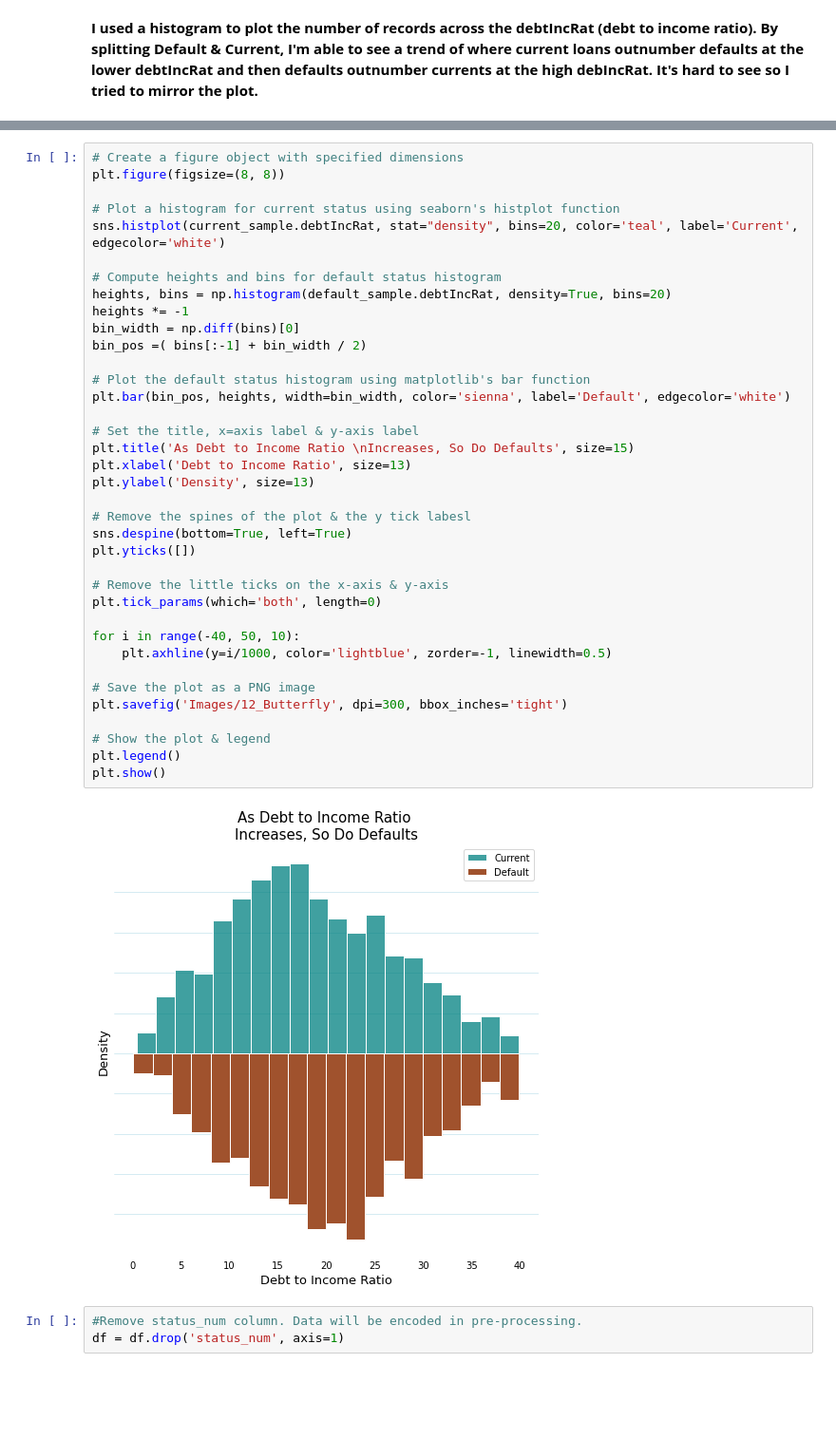
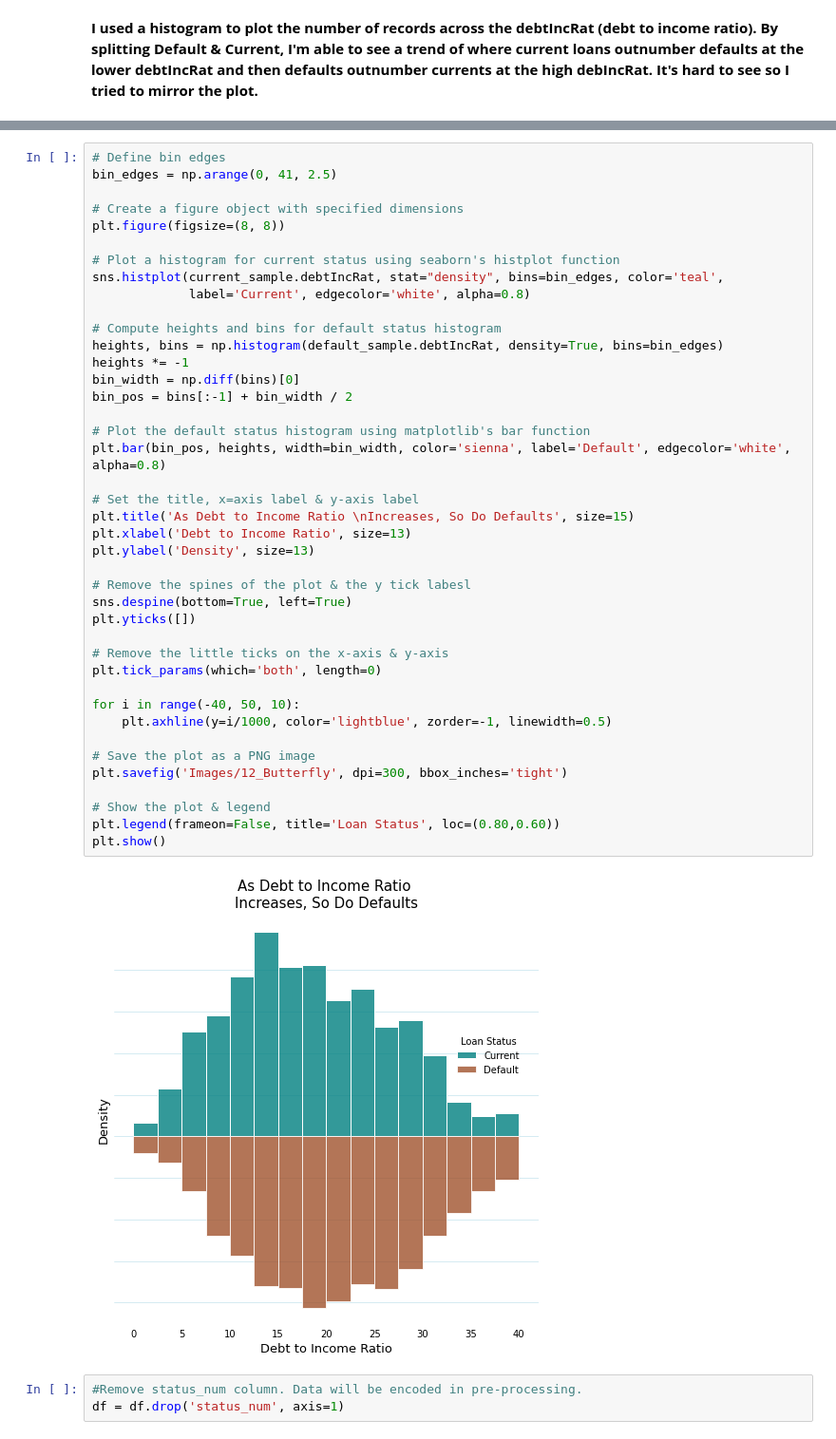
Before and after one commit to marleyberries/Springboard-Main, a Jupyter notebook: Capstone Loan Default Prediction/02_Loan Default - EDA.ipynb, the cells around one changed output, grey strips where cells are left out. Shown: that part at 95% size. Saved outputs shown, nothing was run; the diff lists cells and outputs as text; blank space fills up the shorter version.

```diff
--- a/Capstone Loan Default Prediction/02_Loan Default - EDA.ipynb
+++ b/Capstone Loan Default Prediction/02_Loan Default - EDA.ipynb
@@ -736,42 +735,46 @@ plt.show()
 # %%
+# Define bin edges
+bin_edges = np.arange(0, 41, 2.5)
+
 # Create a figure object with specified dimensions
 plt.figure(figsize=(8, 8))
 
 # Plot a histogram for current status using seaborn's histplot function
-sns.histplot(current_sample.debtIncRat, stat="density", bins=20, color='teal', label='Current', edgecolor='white')
+sns.histplot(current_sample.debtIncRat, stat="density", bins=bin_edges, color='teal',
+             label='Current', edgecolor='white', alpha=0.8)
 
 # Compute heights and bins for default status histogram
-heights, bins = np.histogram(default_sample.debtIncRat, density=True, bins=20)
+heights, bins = np.histogram(default_sample.debtIncRat, density=True, bins=bin_edges)
 heights *= -1
 bin_width = np.diff(bins)[0]
-bin_pos =( bins[:-1] + bin_width / 2)
+bin_pos = bins[:-1] + bin_width / 2
 
 # Plot the default status histogram using matplotlib's bar function
-plt.bar(bin_pos, heights, width=bin_width, color='sienna', label='Default', edgecolor='white')
+plt.bar(bin_pos, heights, width=bin_width, color='sienna', label='Default', edgecolor='white', alpha=0.8)
 
 # Set the title, x=axis label & y-axis label
 plt.title('As Debt to Income Ratio \nIncreases, So Do Defaults', size=15)
 plt.xlabel('Debt to Income Ratio', size=13)
 plt.ylabel('Density', size=13)
 
 # Remove the spines of the plot & the y tick labesl
 sns.despine(bottom=True, left=True)
 plt.yticks([])
 
 # Remove the little ticks on the x-axis & y-axis
 plt.tick_params(which='both', length=0)
 
 for i in range(-40, 50, 10):
     plt.axhline(y=i/1000, color='lightblue', zorder=-1, linewidth=0.5)
 
 # Save the plot as a PNG image
 plt.savefig('Images/12_Butterfly', dpi=300, bbox_inches='tight')
 
 # Show the plot & legend
-plt.legend()
+plt.legend(frameon=False, title='Loan Status', loc=(0.80,0.60))
 plt.show()
 # %% [output]
-[figure, old version]
+[figure, new version]
 # %%
 #Remove status_num column. Data will be encoded in pre-processing.
 df = df.drop('status_num', axis=1)
```
Also changed, not shown: parts of 22 cells of this notebook, 2 other files.
